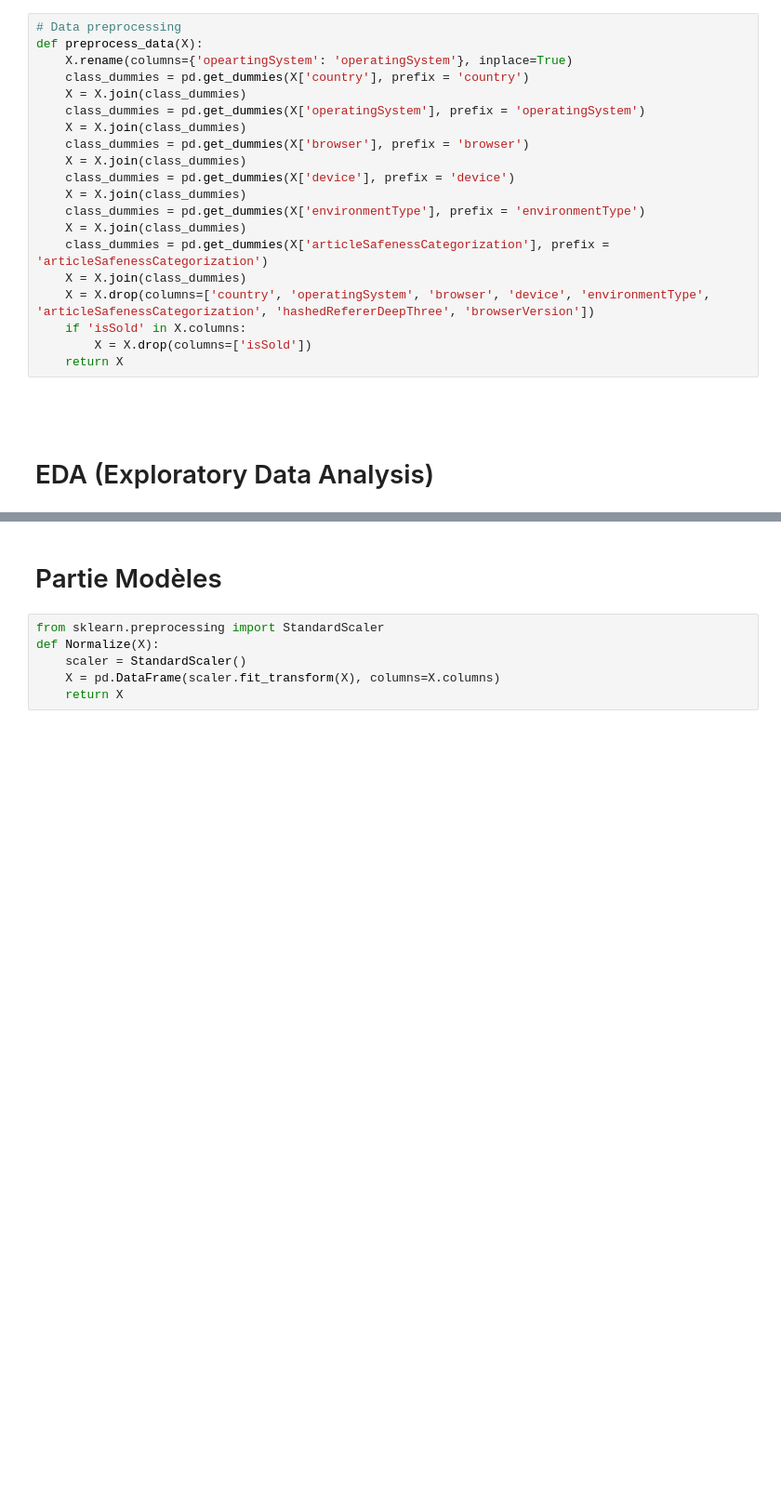
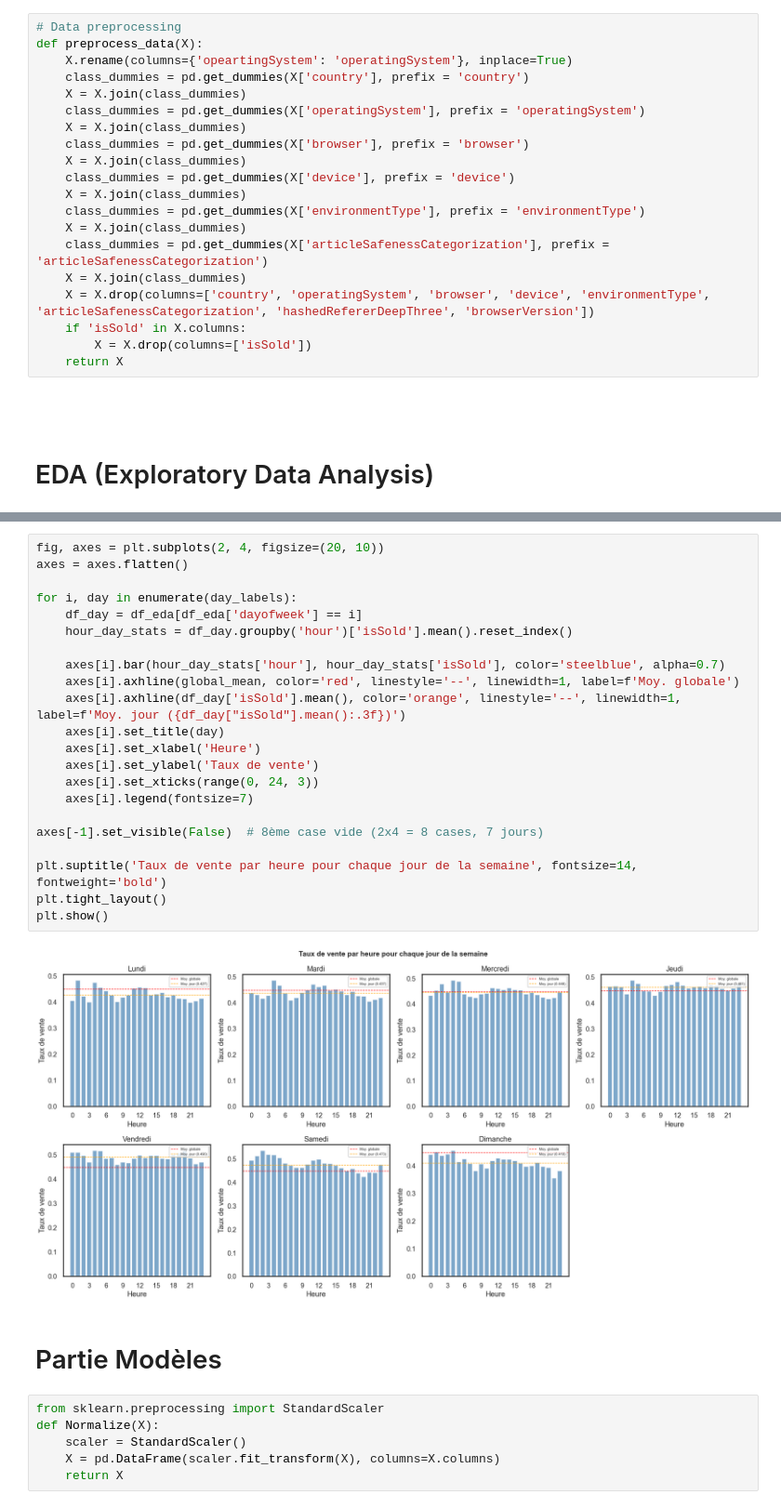
Before and after one commit to LStiffel/kaggle_competition, a Jupyter notebook: kaggle_competition.ipynb, the cells around one changed output, grey strips where cells are left out. Shown at 93% size. Saved outputs shown, nothing was run; the diff lists cells and outputs as text; blank space fills up the shorter version.

```diff
--- a/kaggle_competition.ipynb
+++ b/kaggle_competition.ipynb
@@ -92,3 +146,27 @@ def preprocess_data(X):
+# %%
+fig, axes = plt.subplots(2, 4, figsize=(20, 10))
+axes = axes.flatten()
+
+for i, day in enumerate(day_labels):
+    df_day = df_eda[df_eda['dayofweek'] == i]
+    hour_day_stats = df_day.groupby('hour')['isSold'].mean().reset_index()
+
+    axes[i].bar(hour_day_stats['hour'], hour_day_stats['isSold'], color='steelblue', alpha=0.7)
+    axes[i].axhline(global_mean, color='red', linestyle='--', linewidth=1, label=f'Moy. globale')
+    axes[i].axhline(df_day['isSold'].mean(), color='orange', linestyle='--', linewidth=1, label=f'Moy. jour ({df_day["isSold"].mean():.3f})')
+    axes[i].set_title(day)
+    axes[i].set_xlabel('Heure')
+    axes[i].set_ylabel('Taux de vente')
+    axes[i].set_xticks(range(0, 24, 3))
+    axes[i].legend(fontsize=7)
+
+axes[-1].set_visible(False)  # 8ème case vide (2x4 = 8 cases, 7 jours)
+
+plt.suptitle('Taux de vente par heure pour chaque jour de la semaine', fontsize=14, fontweight='bold')
+plt.tight_layout()
+plt.show()
+# %% [output]
+[figure, added]
 # %% [markdown]
 # Partie Modèles
 # %%
```
Also changed, not shown: parts of 4 cells of this notebook.
